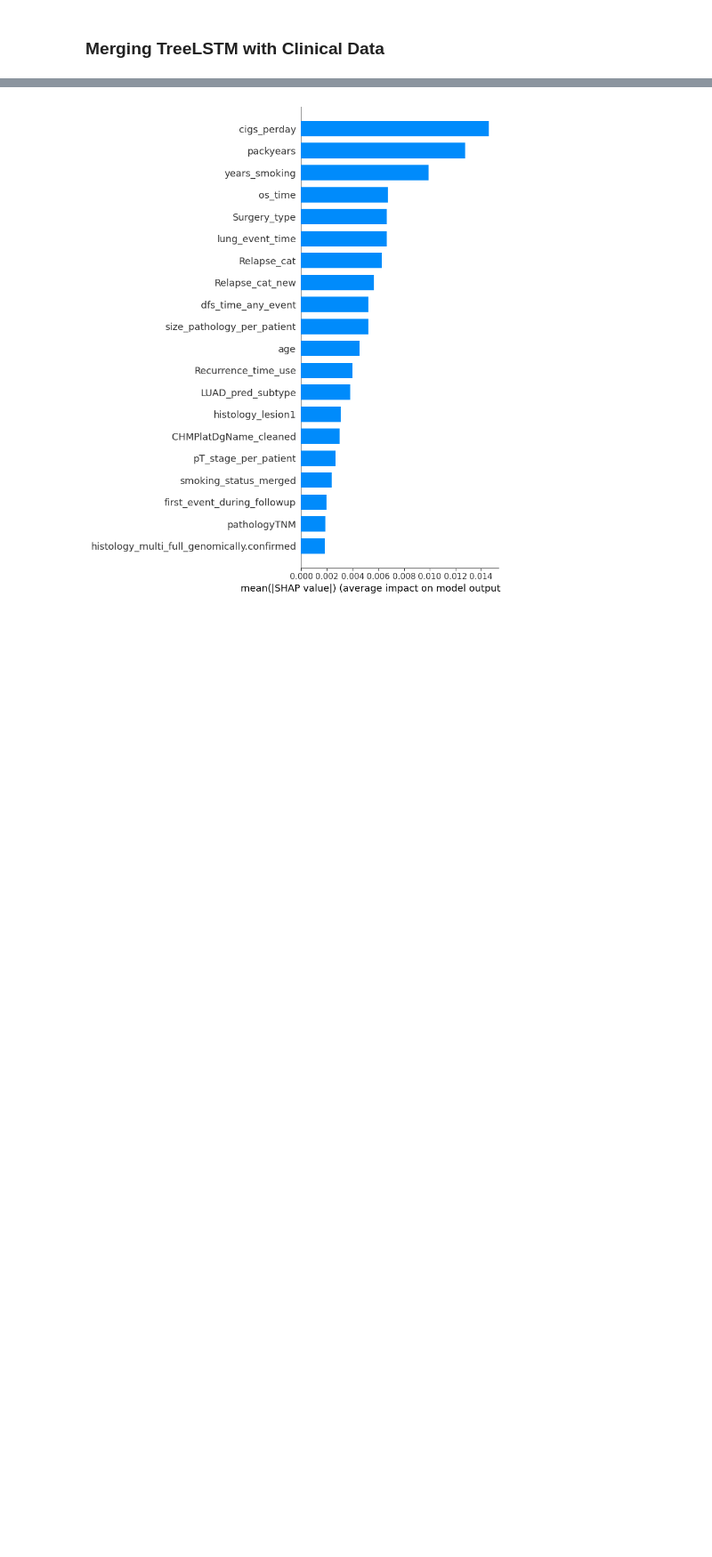
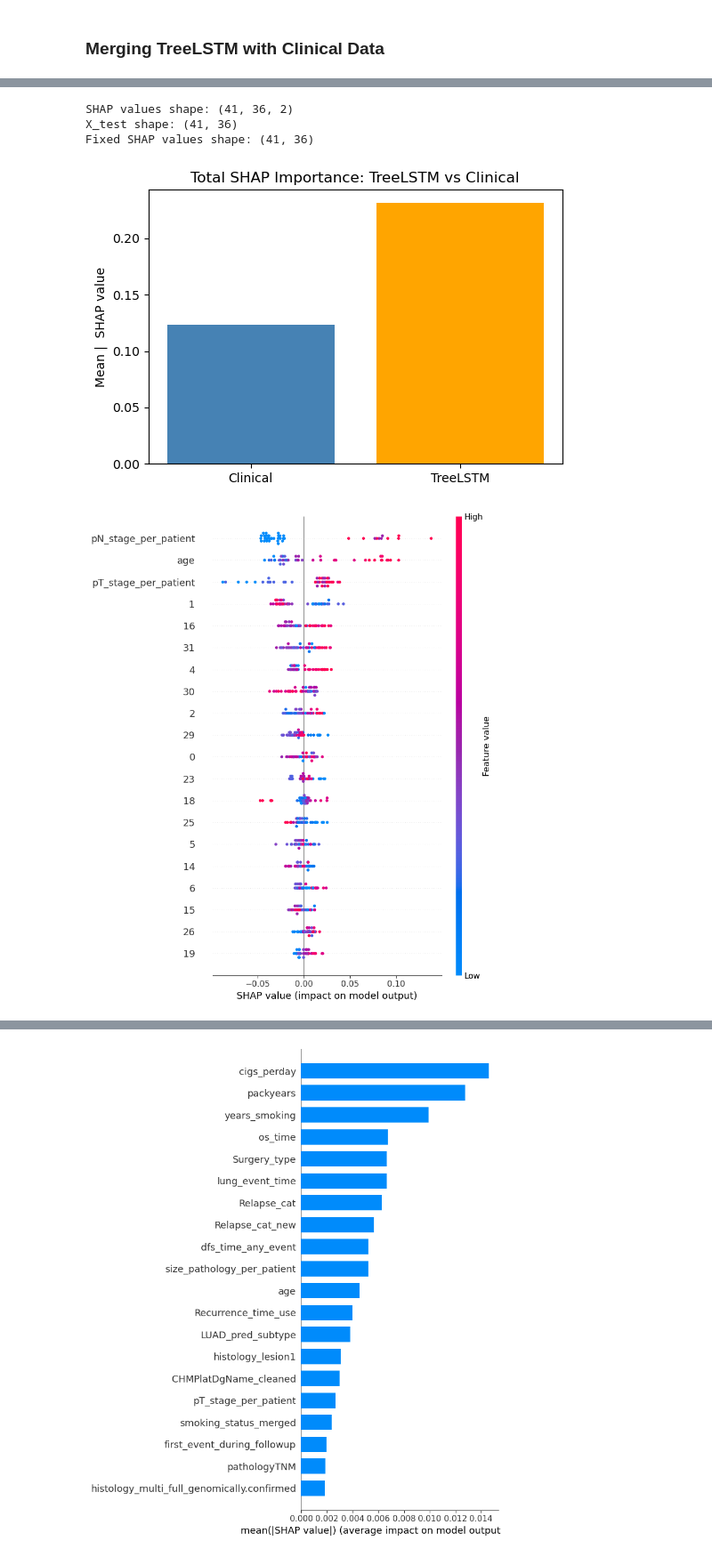
Before and after one commit to szinja/cell-translation, a Jupyter notebook: random_forest_predictions.ipynb, the cells around one changed output, grey strips where cells are left out. Shown at 89% size. Drawn from its saved outputs; the diff is of its cells as text; code cells hidden in the pictures; blank space fills up the shorter version.

```diff
--- a/random_forest_predictions.ipynb
+++ b/random_forest_predictions.ipynb
@@ -202,3 +132,68 @@ Fixed SHAP values shape: (41, 36)
+# %%
+# Ensure 'dfs_time' and 'cens_dfs' exist before dropping NaN values
+if 'dfs_time' not in df_features.columns or 'cens_dfs' not in df_features.columns:
+    raise KeyError("'dfs_time' or 'cens_dfs' column is missing in the merged DataFrame (df_features). Please check the input files.")
+
+df_features = df_features.dropna(subset=['dfs_time', 'cens_dfs'])
+
+# Define feature groups
+tree_cols = [str(i) for i in range(32)]     # TreeLSTM embedding columns
+clinical_cols = ['age', 'pT_stage_per_patient', 'pN_stage_per_patient', 'sex']  # example clinical features
+
+# Drop rows with NaN values in clinical columns after conversion
+df_features = df_features.dropna(subset=clinical_cols)
+
+X = df_features[tree_cols + clinical_cols]
+y = df_features['cens_dfs']                 # Target variable for survival analysis: shorter DFS time VERY VERY INTERESTING!!!
+
+# Train/test split
+X_train, X_test, y_train, y_test = train_test_split(
+    X, y, test_size=0.2, random_state=42
+)
+
+# Train Random Forest
+rf = RandomForestClassifier(n_estimators=500, random_state=42)
+rf.fit(X_train, y_train)
+
+# SHAP analysis
+explainer = shap.TreeExplainer(rf)
+shap_exp = explainer(X_test)  # Explanation object
+
+# Access SHAP values
+shap_values_all = shap_exp.values  # shape: (n_samples, n_features, n_classes)
+
+print("SHAP values shape:", shap_values_all.shape)
+print("X_test shape:", X_test.shape)
+
+# Select class 1 (positive class)
+shap_values = shap_values_all[:, :, 1]  # now (n_samples, n_features)
+print("Fixed SHAP values shape:", shap_values.shape)
+
+# Compute per-feature importance
+importance_df = pd.DataFrame({
+    "feature": X_test.columns,
+    "importance": np.abs(shap_values).mean(axis=0)
+})
+importance_df["group"] = importance_df["feature"].apply(
+    lambda f: "TreeLSTM" if f in tree_cols else "Clinical"
+)
+
+# Plot group-level comparison
+plt.figure(figsize=(6,4))
+group_importance = importance_df.groupby("group")["importance"].sum().reset_index()
+plt.bar(group_importance["group"], group_importance["importance"], color=["steelblue","orange"])
+plt.title("Total SHAP Importance: TreeLSTM vs Clinical")
+plt.ylabel("Mean |  SHAP value")
+plt.show()
+
+# Detailed per-feature summary
+shap.summary_plot(shap_values, X_test, feature_names=X_test.columns)
+# %% [output]
+SHAP values shape: (41, 36, 2)
+X_test shape: (41, 36)
+Fixed SHAP values shape: (41, 36)
+[figure, added]
+[figure, added]
 # %%
 # Pick one example patient from the test set
 i = 0  # index of the patient in X_test
```
Also changed, not shown: parts of 3 cells of this notebook.
